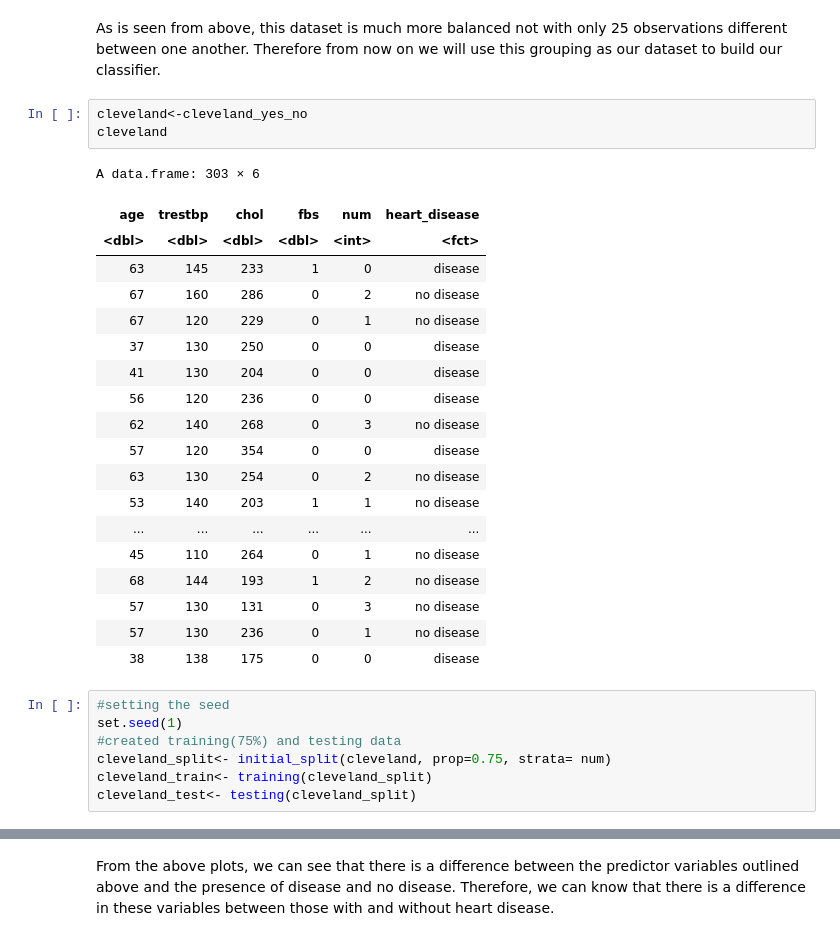
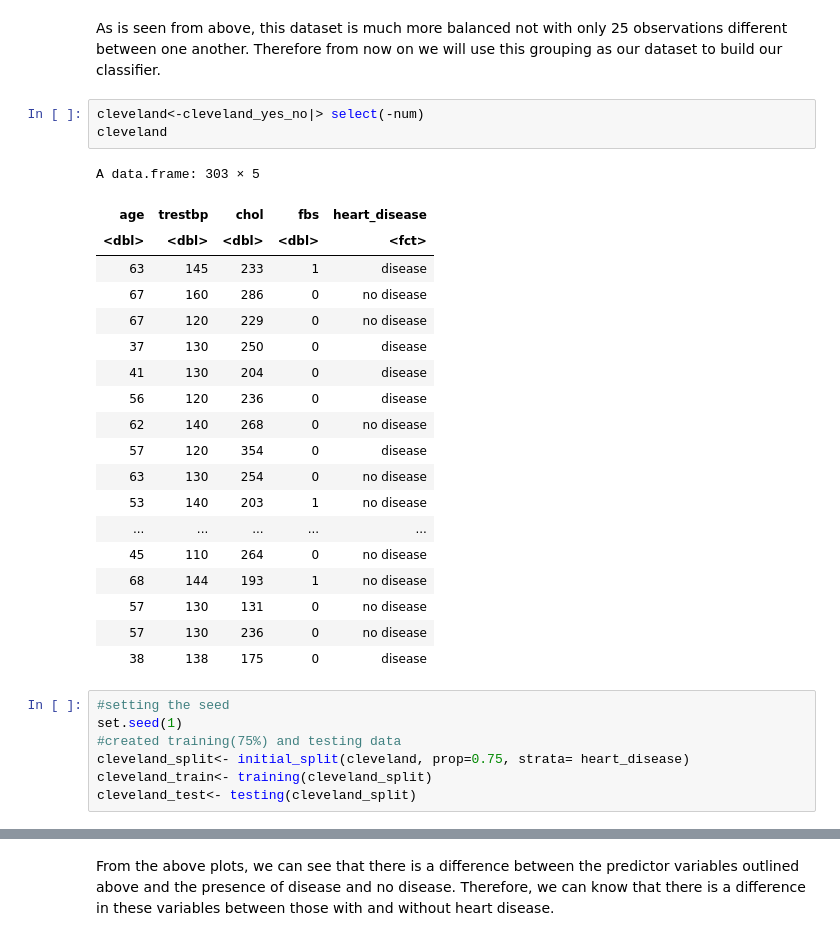
Before and after one commit to jainnsuhani/dsci-100-2023S1-group-21, a Jupyter notebook: heart_disease.ipynb, the cells around one changed output, grey strips where cells are left out. Saved outputs shown, nothing was run; the diff lists cells and outputs as text.

```diff
--- a/heart_disease.ipynb
+++ b/heart_disease.ipynb
@@ -234,33 +234,33 @@ A tibble: 2 × 2
 # %% [markdown]
 As is seen from above, this dataset is much more balanced not with only 25 observations different between one another. Therefore from now on we will use this grouping as our dataset to build our classifier.
 # %%
-cleveland<-cleveland_yes_no
+cleveland<-cleveland_yes_no|> select(-num)
 cleveland
 # %% [output]
-A data.frame: 303 × 6
+A data.frame: 303 × 5
-| age | trestbp | chol | fbs | num | heart_disease |
-| <dbl> | <dbl> | <dbl> | <dbl> | <int> | <fct> |
-| 63 | 145 | 233 | 1 | 0 | disease |
-| 67 | 160 | 286 | 0 | 2 | no disease |
-| 67 | 120 | 229 | 0 | 1 | no disease |
-| 37 | 130 | 250 | 0 | 0 | disease |
-| 41 | 130 | 204 | 0 | 0 | disease |
-| 56 | 120 | 236 | 0 | 0 | disease |
-| 62 | 140 | 268 | 0 | 3 | no disease |
-| 57 | 120 | 354 | 0 | 0 | disease |
-| 63 | 130 | 254 | 0 | 2 | no disease |
-| 53 | 140 | 203 | 1 | 1 | no disease |
-| ... | ... | ... | ... | ... | ... |
-| 45 | 110 | 264 | 0 | 1 | no disease |
-| 68 | 144 | 193 | 1 | 2 | no disease |
-| 57 | 130 | 131 | 0 | 3 | no disease |
-| 57 | 130 | 236 | 0 | 1 | no disease |
-| 38 | 138 | 175 | 0 | 0 | disease |
+| age | trestbp | chol | fbs | heart_disease |
+| <dbl> | <dbl> | <dbl> | <dbl> | <fct> |
+| 63 | 145 | 233 | 1 | disease |
+| 67 | 160 | 286 | 0 | no disease |
+| 67 | 120 | 229 | 0 | no disease |
+| 37 | 130 | 250 | 0 | disease |
+| 41 | 130 | 204 | 0 | disease |
+| 56 | 120 | 236 | 0 | disease |
+| 62 | 140 | 268 | 0 | no disease |
+| 57 | 120 | 354 | 0 | disease |
+| 63 | 130 | 254 | 0 | no disease |
+| 53 | 140 | 203 | 1 | no disease |
+| ... | ... | ... | ... | ... |
+| 45 | 110 | 264 | 0 | no disease |
+| 68 | 144 | 193 | 1 | no disease |
+| 57 | 130 | 131 | 0 | no disease |
+| 57 | 130 | 236 | 0 | no disease |
+| 38 | 138 | 175 | 0 | disease |
 # %%
 #setting the seed
 set.seed(1)
 #created training(75%) and testing data
-cleveland_split<- initial_split(cleveland, prop=0.75, strata= num)
+cleveland_split<- initial_split(cleveland, prop=0.75, strata= heart_disease)
 cleveland_train<- training(cleveland_split)
 cleveland_test<- testing(cleveland_split)
 # %%
```
Also changed, not shown: parts of 15 cells of this notebook.
